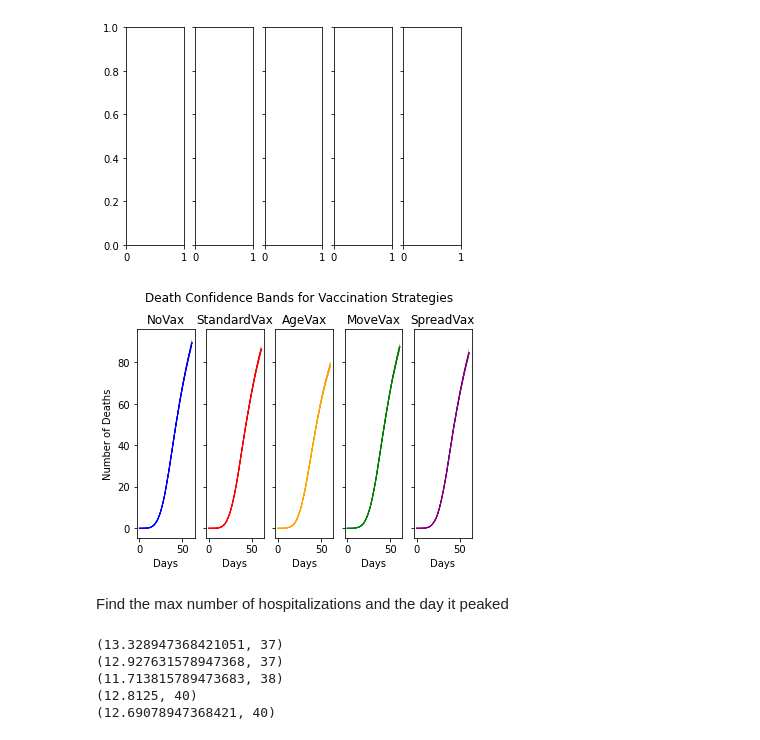
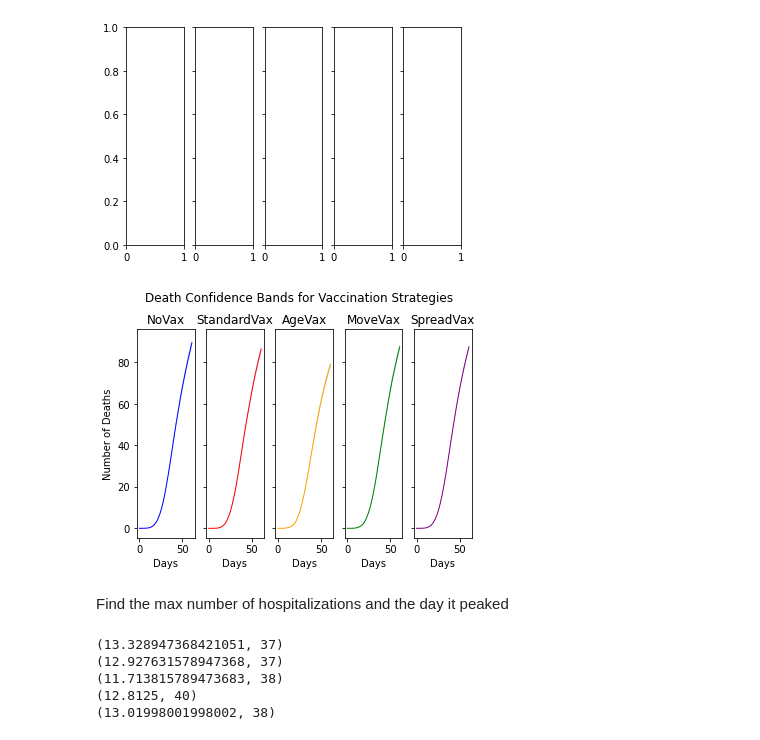
Before and after one commit to mjacob1002/COVID-19_Simulation, a Jupyter notebook: data/Analysis/Get_Figs_Paper.ipynb, the cells around one changed output. Cells and saved outputs as stored; diff of their text form; code cells hidden in the pictures.

```diff
--- a/data/Analysis/Get_Figs_Paper.ipynb
+++ b/data/Analysis/Get_Figs_Paper.ipynb
@@ -5,7 +5,7 @@ from matplotlib import pyplot as plt
 
 plt.subplots_adjust(wspace=0)
 
-same_root = "~/dev/RxCovea/COVID-19_Simulation/Results/61days/Aggregates/" # the core root part of each path
+same_root = "~/dev/RxCovea/COVID-19_Simulation/data/Aggregates/" # the core root part of each path
 
 novax = same_root + "NoVax/" # path to no vaccination
 
@@ -73,14 +73,14 @@ d1, d2, d3, d4, d5 = getCSV('D') # get the Death data and put it in dataframes
 # %%
 axes = [ax1, ax2, ax3, ax4, ax5]
 for i, df in enumerate([d1, d2, d3, d4, d5]):
     plotFigs(df, axes[i], colors[i], 'D', vax_strats[i])
-setLabels([ax1, ax2, ax3, ax4, ax5, ax6], [ax1], "Number of Deaths")
+setLabels([ax1, ax2, ax3, ax4, ax5], [ax1], "Number of Deaths")
 #fig2.tight_layout()
 fig_death.subplots_adjust(top=0.85)
 fig_death.suptitle("Death Confidence Bands for Vaccination Strategies")
 fig_death
 # %% [output]
-[figure, old version]
+[figure, new version]
 # %%
 fig_death.savefig("../Figs/Death_fig.png", dpi=1200)
 # %% [markdown]
@@ -112,4 +112,4 @@ for pair in peak_and_day:
 (12.927631578947368, 37)
 (11.713815789473683, 38)
 (12.8125, 40)
-(12.69078947368421, 40)
+(13.01998001998002, 38)
```
Also changed, not shown: parts of 5 cells of this notebook, 4 other files.
